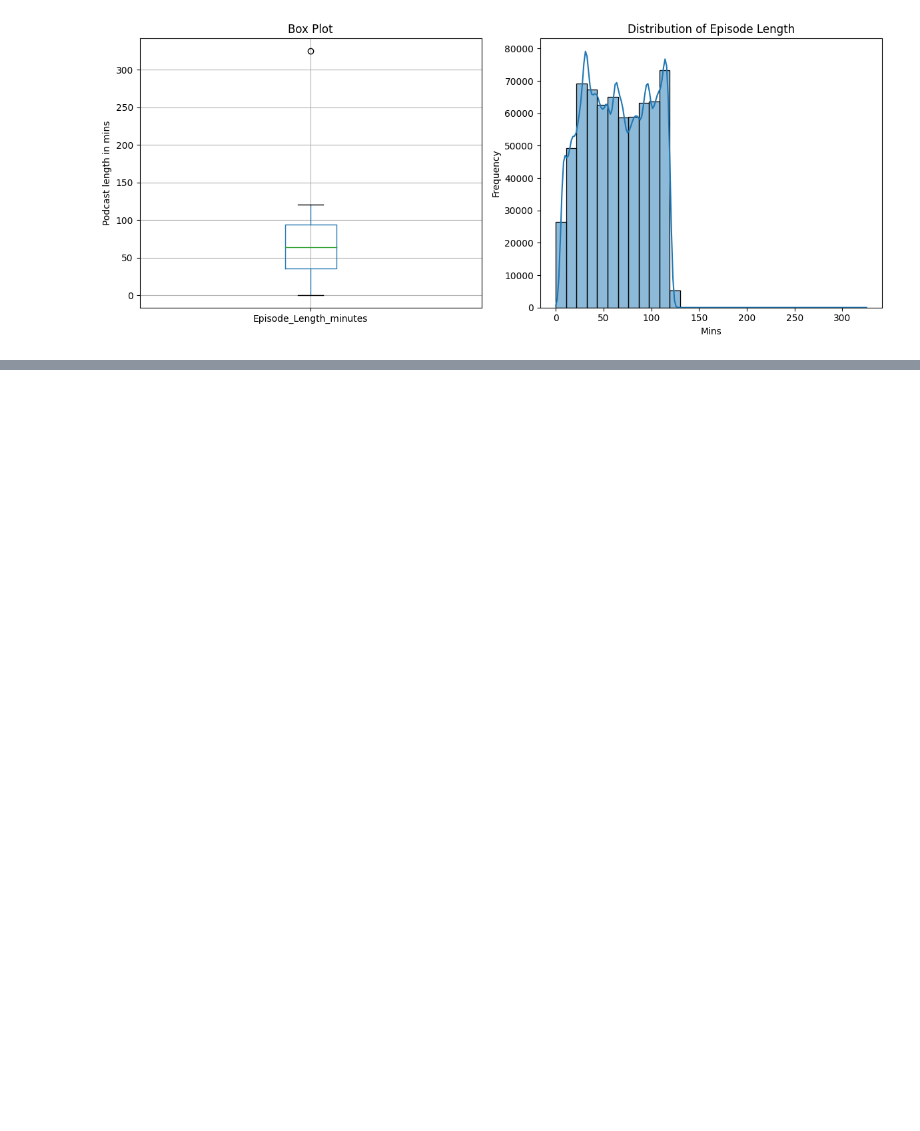
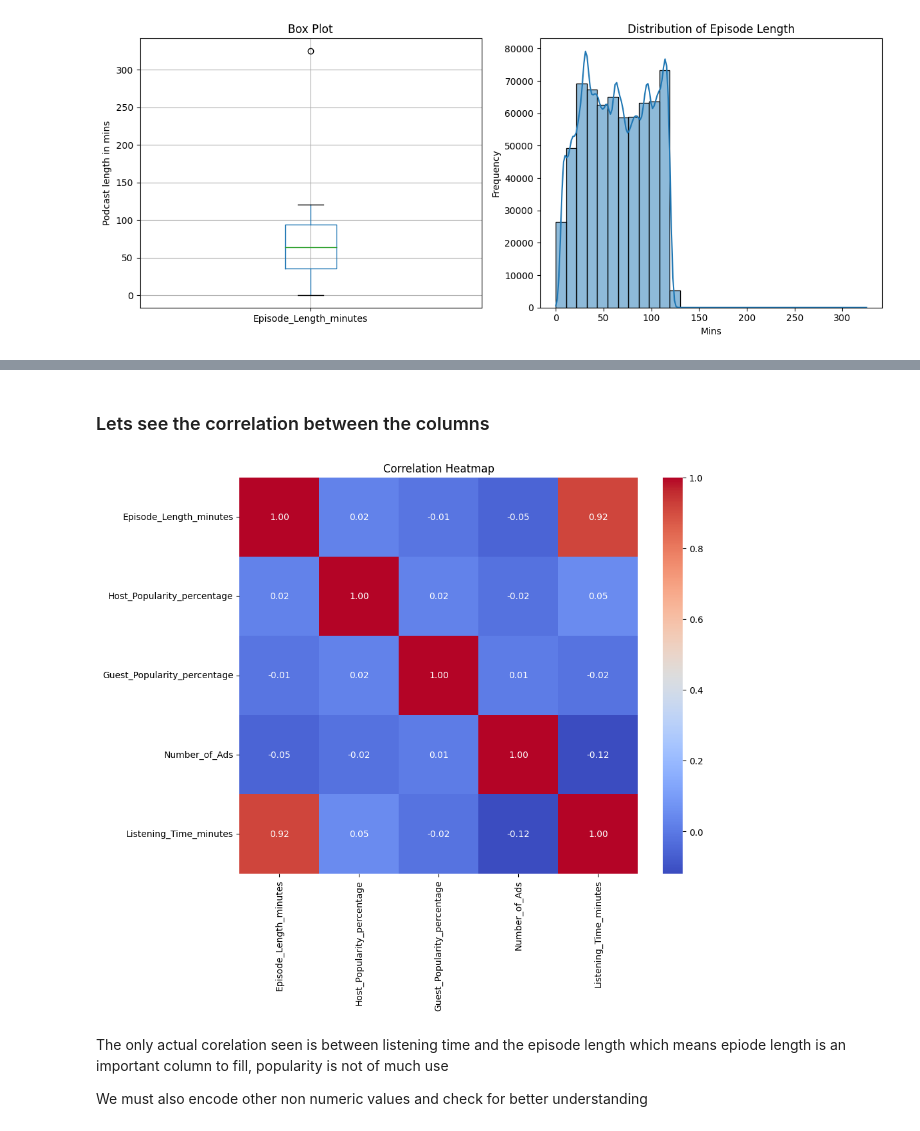
Before and after one commit to rahus12/kaggle-podcast-playtime, a Jupyter notebook: code.ipynb, the cells around one changed output, grey strips where cells are left out. Cells and saved outputs as stored; diff of their text form; code cells hidden in the pictures; blank space fills up the shorter version.

```diff
--- a/code.ipynb
+++ b/code.ipynb
@@ -63,0 +90,15 @@ plt.show()
+# %% [markdown]
+### Lets see the correlation between the columns
+# %%
+
+plt.figure(figsize=(10, 8))  # adjust size as needed
+sns.heatmap(data.drop(columns='id').corr(numeric_only=True), annot=True, cmap='coolwarm', fmt=".2f")
+plt.title('Correlation Heatmap')
+plt.show()
+# %% [output]
+[figure, added]
+# %% [markdown]
+The only actual corelation seen is between listening time and the episode length
+which means epiode length is an important column to fill, popularity is not of much use
+
+We must also encode other non numeric values and check for better understanding
```
Also changed, not shown: parts of 12 cells of this notebook.
